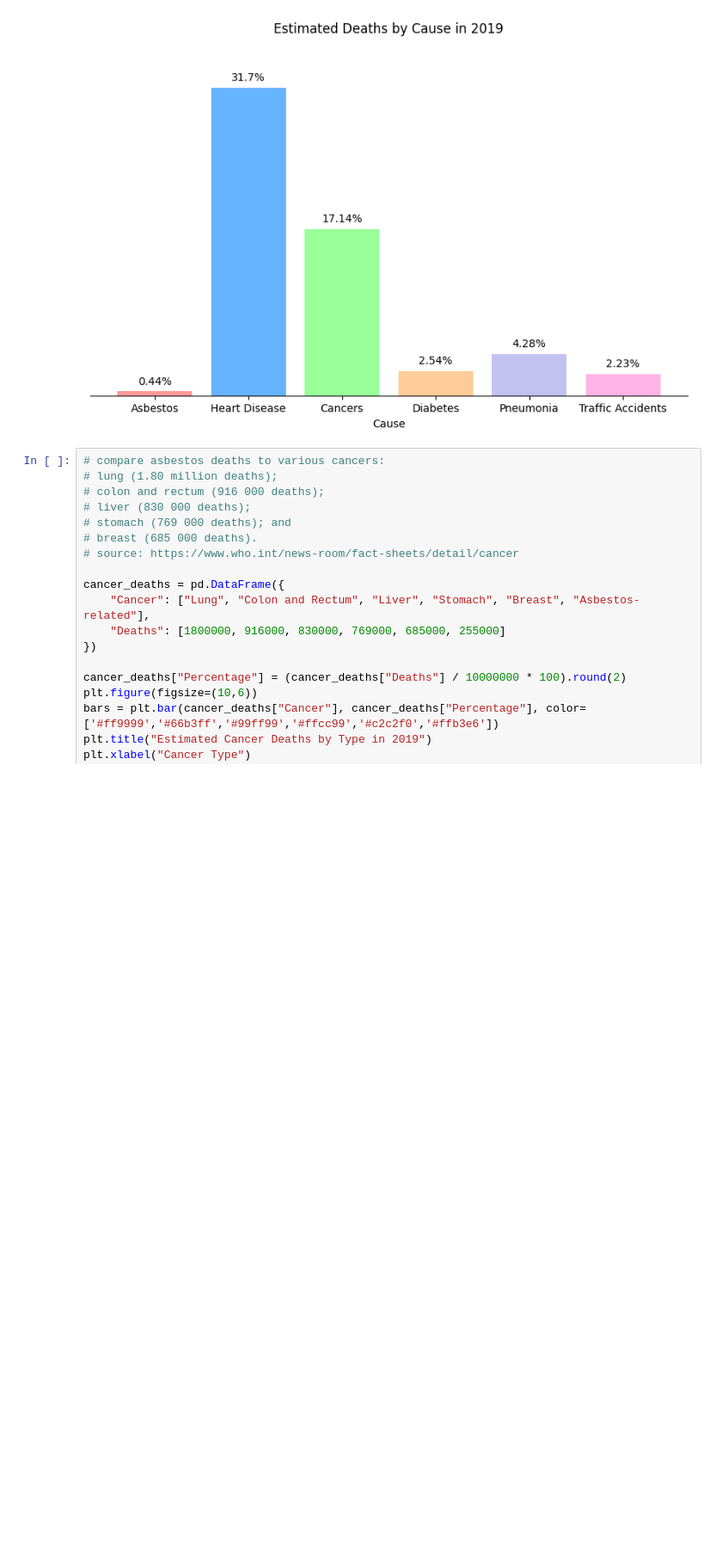
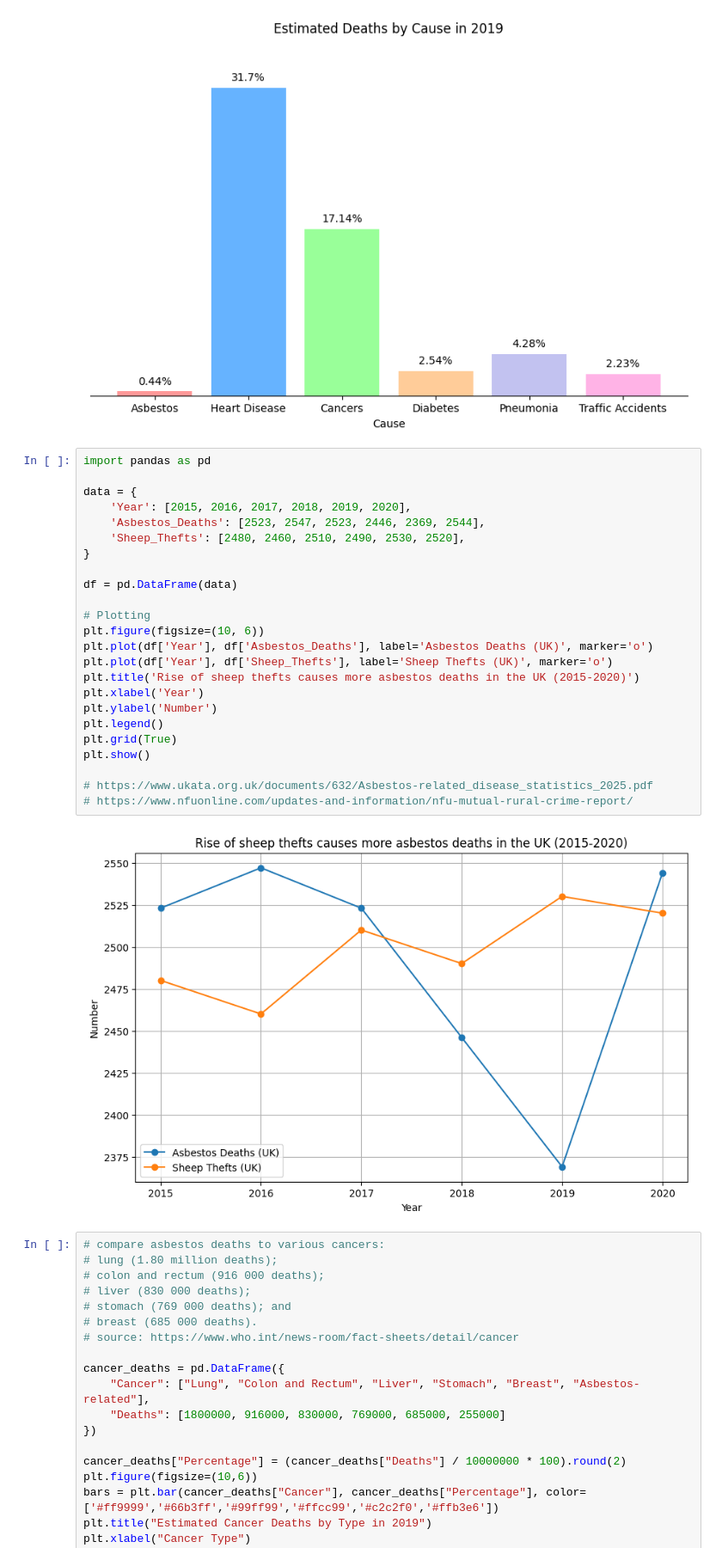
Before and after one commit to schtormm/dataviz-asbestos, a Jupyter notebook: asbest-gekoot.ipynb, the cells around one changed output. Shown at 86% size. Drawn from its saved outputs; the diff is of its cells as text; blank space fills up the shorter version.

Commit message:
add correlation graph

```diff
--- a/asbest-gekoot.ipynb
+++ b/asbest-gekoot.ipynb
@@ -51,6 +51,32 @@ That means that asbestos caused 0.44% of all deaths worldwide in 2019.
 Of the 10 million cancer deaths (estimated) in 2019, asbestos has cause 2.55% of them.
 As you can see in the image below, this is less than the contribution of other major risk factors, like heart diseases, diabetes, pneumonia, and traffic accidents
 [figure]
+# %%
+import pandas as pd
+
+data = {
+    'Year': [2015, 2016, 2017, 2018, 2019, 2020],
+    'Asbestos_Deaths': [2523, 2547, 2523, 2446, 2369, 2544],
+    'Sheep_Thefts': [2480, 2460, 2510, 2490, 2530, 2520],
+}
+
+df = pd.DataFrame(data)
+
+# Plotting
+plt.figure(figsize=(10, 6))
+plt.plot(df['Year'], df['Asbestos_Deaths'], label='Asbestos Deaths (UK)', marker='o')
+plt.plot(df['Year'], df['Sheep_Thefts'], label='Sheep Thefts (UK)', marker='o')
+plt.title('Rise of sheep thefts causes more asbestos deaths in the UK (2015-2020)')
+plt.xlabel('Year')
+plt.ylabel('Number')
+plt.legend()
+plt.grid(True)
+plt.show()
+
+# https://www.ukata.org.uk/documents/632/Asbestos-related_disease_statistics_2025.pdf
+# https://www.nfuonline.com/updates-and-information/nfu-mutual-rural-crime-report/
+# %% [output]
+[figure, added]
 # %%
 # compare asbestos deaths to various cancers:
 # lung (1.80 million deaths);
```
